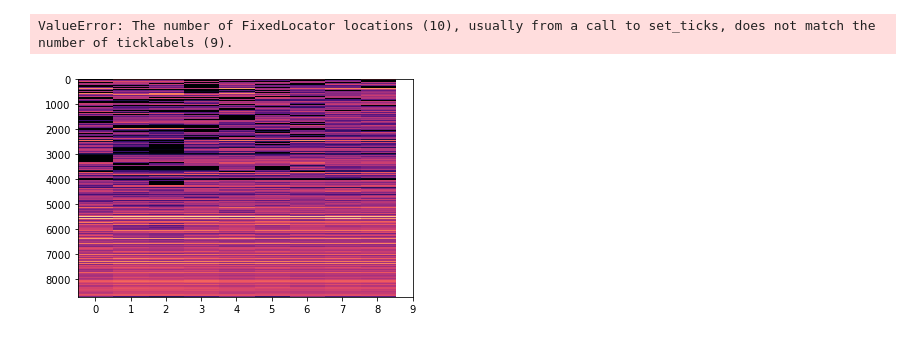
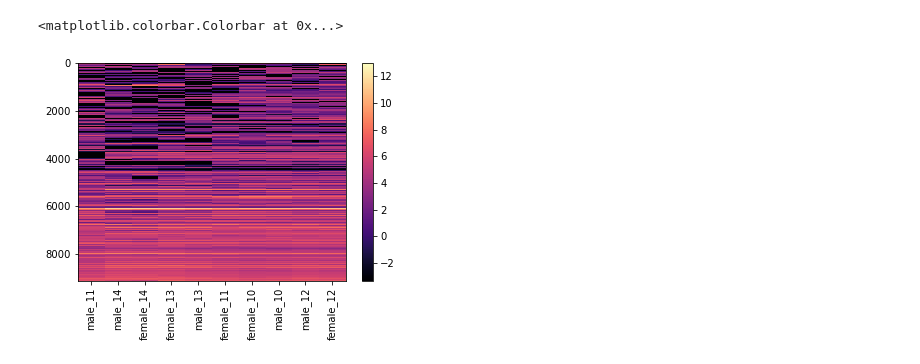
Before and after one commit to ayseecer/qbb2022-answers, a Jupyter notebook: week9-homework/Week9_python_script.ipynb, the cells around one changed output. Cells and saved outputs as stored; diff of their text form; code cells hidden in the pictures.

```diff
--- a/week9-homework/Week9_python_script.ipynb
+++ b/week9-homework/Week9_python_script.ipynb
@@ -28,24 +32,24 @@ fpkm_values_2d_filt = fpkm_values_2d[roi,]
 fpkm_values_2d_filt_transform = np.log2(fpkm_values_2d_filt + 0.1)
 # %%
 #STEP 1 (Part 1)
-linkaged_matrix = scipy.cluster.hierarchy.linkage(filtered_array, method='single', metric='euclidean', optimal_ordering=False)
-transposed_matrix = np.transpose(filtered_array, axes=None)
-linkaged_transposed_matrix = scipy.cluster.hierarchy.linkage(transposed_matrix, method='single', metric='euclidean', optimal_ordering=False)
+linkaged_matrix = linkage(fpkm_values_2d_filt_transform, method='single', metric='euclidean', optimal_ordering=False)
+transposed_matrix = np.transpose(fpkm_values_2d_filt_transform, axes=None)
+linkaged_transposed_matrix = linkage(transposed_matrix, method='single', metric='euclidean', optimal_ordering=False)
 # %%
-leaf_node_list_l = scipy.cluster.hierarchy.leaves_list(linkaged_matrix)
-leaf_node_list_lt = scipy.cluster.hierarchy.leaves_list(linkaged_transposed_matrix)
+leaf_node_list_l = leaves_list(linkaged_matrix)
+leaf_node_list_lt = leaves_list(linkaged_transposed_matrix)
 # %%
-sorted_data = filtered_array[leaf_node_list_l,:]
+sorted_data = fpkm_values_2d_filt_transform[leaf_node_list_l,:]
 further_sorted_data = sorted_data[:,leaf_node_list_lt]
 # %%
 #STEP 1 (Part 2)
 fig, ax = plt.subplots() # initialize your fix,ax
 plt.imshow(further_sorted_data, aspect = 'auto', cmap='magma', interpolation = "nearest")
 ax.set_xticks(np.arange(len(col_names)))
-ax.set_xticklabels(np.array(col_names)[leaf_node_list_lt], rotation = 45)
+ax.set_xticklabels(np.array(col_names)[leaf_node_list_lt], rotation = 90)
 plt.colorbar()
 # %% [output]
-ValueError: The number of FixedLocator locations (10), usually from a call to set_ticks, does not match the number of ticklabels (9).
+<matplotlib.colorbar.Colorbar at 0x...>
-[figure, old version]
+[figure, new version]
 # %%
 #STEP 1 (Part 3)
```
Also changed, not shown: parts of 6 cells of this notebook.
